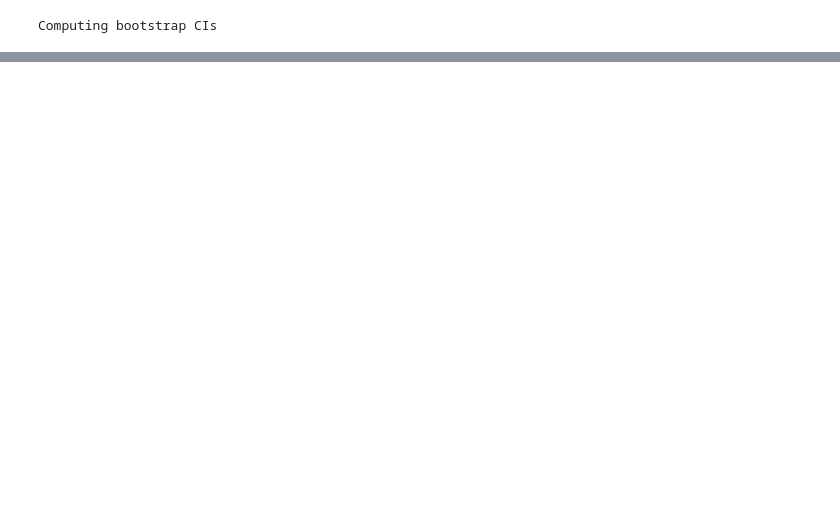
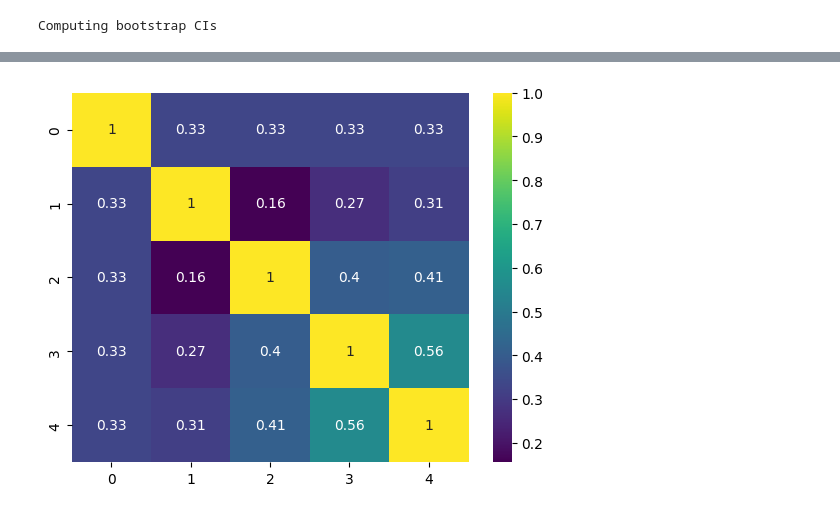
Before and after one commit to dynamical-inference/tdmpc2, a Jupyter notebook: tdmpc2/analysis/analysis_initial_conditions.ipynb, the cells around one changed output, grey strips where cells are left out. Saved outputs shown, nothing was run; the diff lists cells and outputs as text; code cells hidden in the pictures; blank space fills up the shorter version.

```diff
--- a/tdmpc2/analysis/analysis_initial_conditions.ipynb
+++ b/tdmpc2/analysis/analysis_initial_conditions.ipynb
@@ -754,0 +556,49 @@ Intercept: [ 0.01613282  0.01350241  0.00259791 -0.16835204 -0.22382201]
+# %%
+def compute_overlap_matrix(active_latents_dict, metric='jaccard'):
+    keys = list(active_latents_dict.keys())
+    n = len(keys)
+    mat = np.zeros((n, n))
+    for i, j in itertools.combinations(range(n), 2):
+        A, B = set(active_latents_dict[keys[i]]), set(
+            active_latents_dict[keys[j]])
+        inter = len(A & B)
+        if metric == 'jaccard':
+            val = inter / len(A | B) if (A | B) else np.nan
+        elif metric == 'overlap':
+            val = inter / min(len(A), len(B)) if min(len(A),
+                                                     len(B)) > 0 else np.nan
+        else:
+            raise ValueError("metric must be 'jaccard' or 'overlap'")
+        mat[i, j] = mat[j, i] = val
+    np.fill_diagonal(mat, 1.0)
+    return pd.DataFrame(mat, index=keys, columns=keys)
+
+
+def get_active_latents(r2_mean, mode='threshold', k=10, percentile=90):
+    active_latents = {}
+    if mode == 'threshold':
+        for d in range(n_output_dims):
+            active_latents[d] = np.nonzero(r2_mean[:, d] > threshold)[0]
+    elif mode == 'topk':
+        for d in range(n_output_dims):
+            # Get indices of top k latents by R² value
+            top_k_indices = np.argsort(r2_mean[:, d])[-k:]
+            # Filter to only those with positive R²
+            active_latents[d] = top_k_indices[r2_mean[top_k_indices, d] > 0]
+    elif mode == 'percentile':
+        for d in range(n_output_dims):
+            # Compute percentile threshold for this dimension
+            pct_threshold = np.percentile(r2_mean[:, d], percentile)
+            active_latents[d] = np.nonzero(r2_mean[:, d] > pct_threshold)[0]
+    else:
+        raise ValueError("mode must be 'threshold', 'topk', or 'percentile'")
+    return active_latents
+
+
+active_latents = get_active_latents(r2_mean, mode='percentile', percentile=70)
+overlap_df = compute_overlap_matrix(active_latents, metric='overlap')
+
+sns.heatmap(overlap_df, annot=True, cmap='viridis')
+plt.show()
+# %% [output]
+[figure, added]
```
Also changed, not shown: parts of 27 cells of this notebook.
